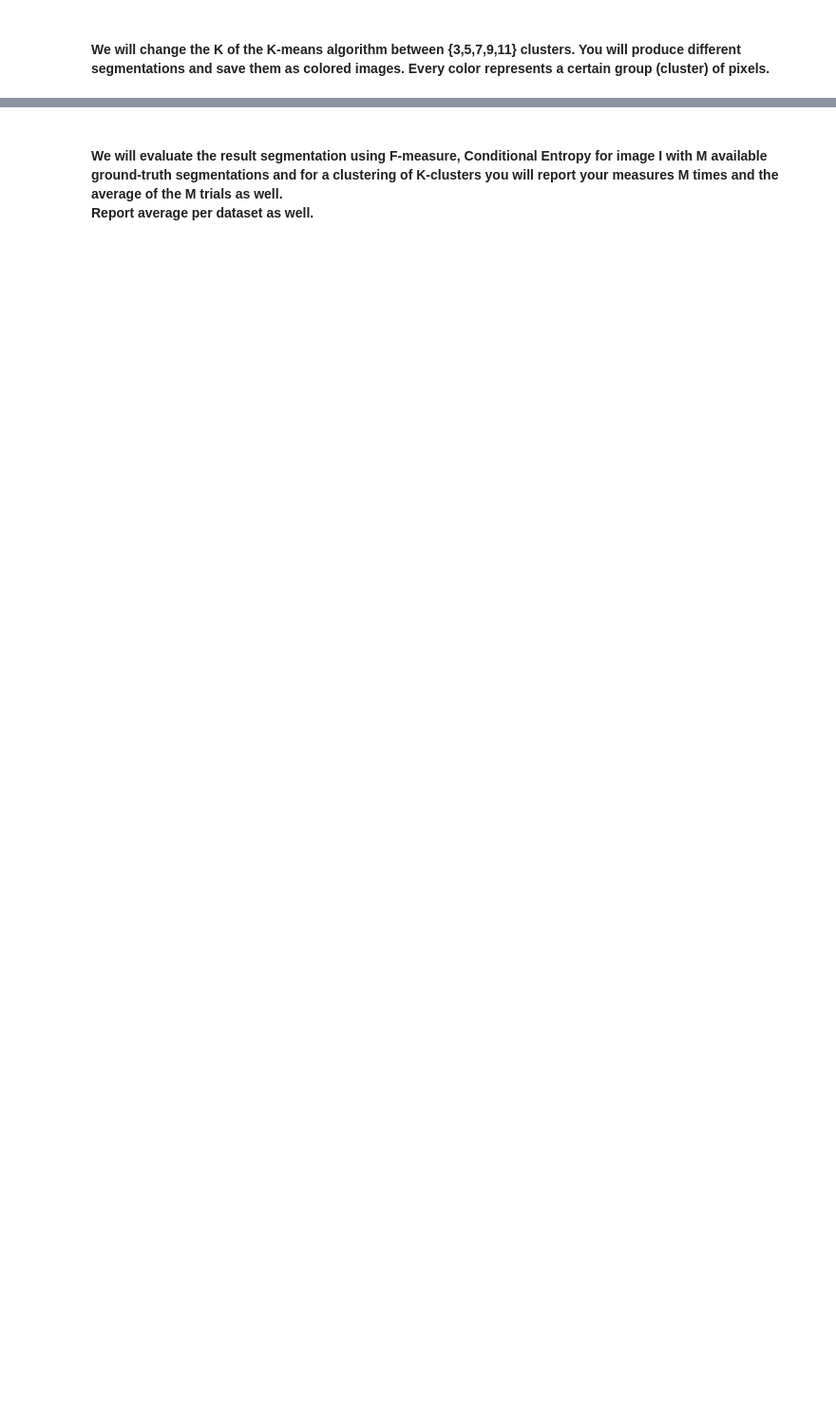
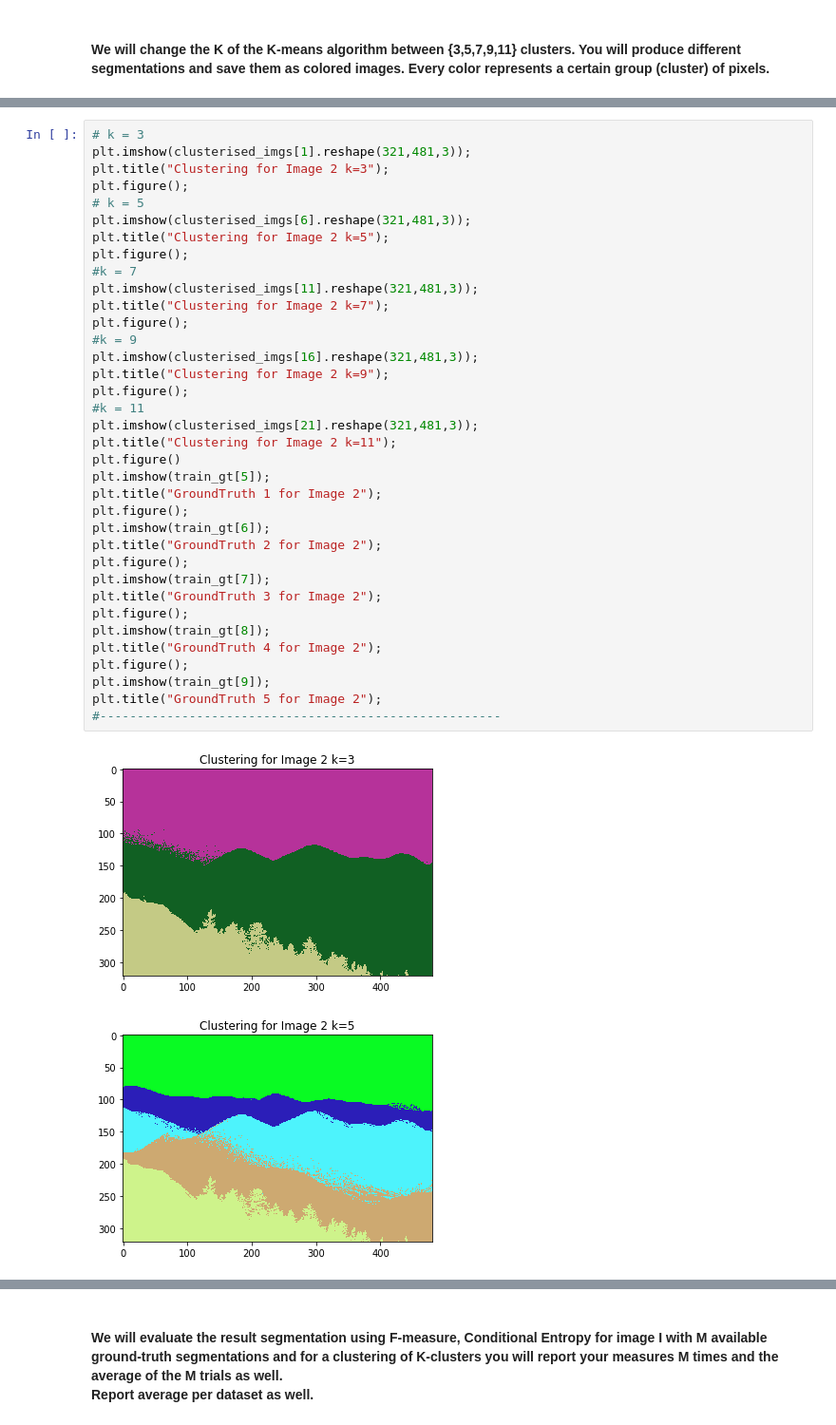
Before and after one commit to Elzawawy/ImageSegmentation, a Jupyter notebook: Image Segmentation .ipynb, the cells around one changed output, grey strips where cells are left out. Shown at 95% size. Drawn from its saved outputs; the diff is of its cells as text; blank space fills up the shorter version.

```diff
--- a/Image Segmentation .ipynb
+++ b/Image Segmentation .ipynb
@@ -158,0 +152,39 @@ plt.imshow(train_gt[6])
+# %%
+# k = 3
+plt.imshow(clusterised_imgs[1].reshape(321,481,3));
+plt.title("Clustering for Image 2 k=3");
+plt.figure();
+# k = 5
+plt.imshow(clusterised_imgs[6].reshape(321,481,3));
+plt.title("Clustering for Image 2 k=5");
+plt.figure();
+#k = 7
+plt.imshow(clusterised_imgs[11].reshape(321,481,3));
+plt.title("Clustering for Image 2 k=7");
+plt.figure();
+#k = 9
+plt.imshow(clusterised_imgs[16].reshape(321,481,3));
+plt.title("Clustering for Image 2 k=9");
+plt.figure();
+#k = 11
+plt.imshow(clusterised_imgs[21].reshape(321,481,3));
+plt.title("Clustering for Image 2 k=11");
+plt.figure()
+plt.imshow(train_gt[5]);
+plt.title("GroundTruth 1 for Image 2");
+plt.figure();
+plt.imshow(train_gt[6]);
+plt.title("GroundTruth 2 for Image 2");
+plt.figure();
+plt.imshow(train_gt[7]);
+plt.title("GroundTruth 3 for Image 2");
+plt.figure();
+plt.imshow(train_gt[8]);
+plt.title("GroundTruth 4 for Image 2");
+plt.figure();
+plt.imshow(train_gt[9]);
+plt.title("GroundTruth 5 for Image 2");
+#------------------------------------------------------
+# %% [output]
+[figure, added]
+[figure, added]
```
Also changed, not shown: parts of 30 cells of this notebook, 5 other files.
